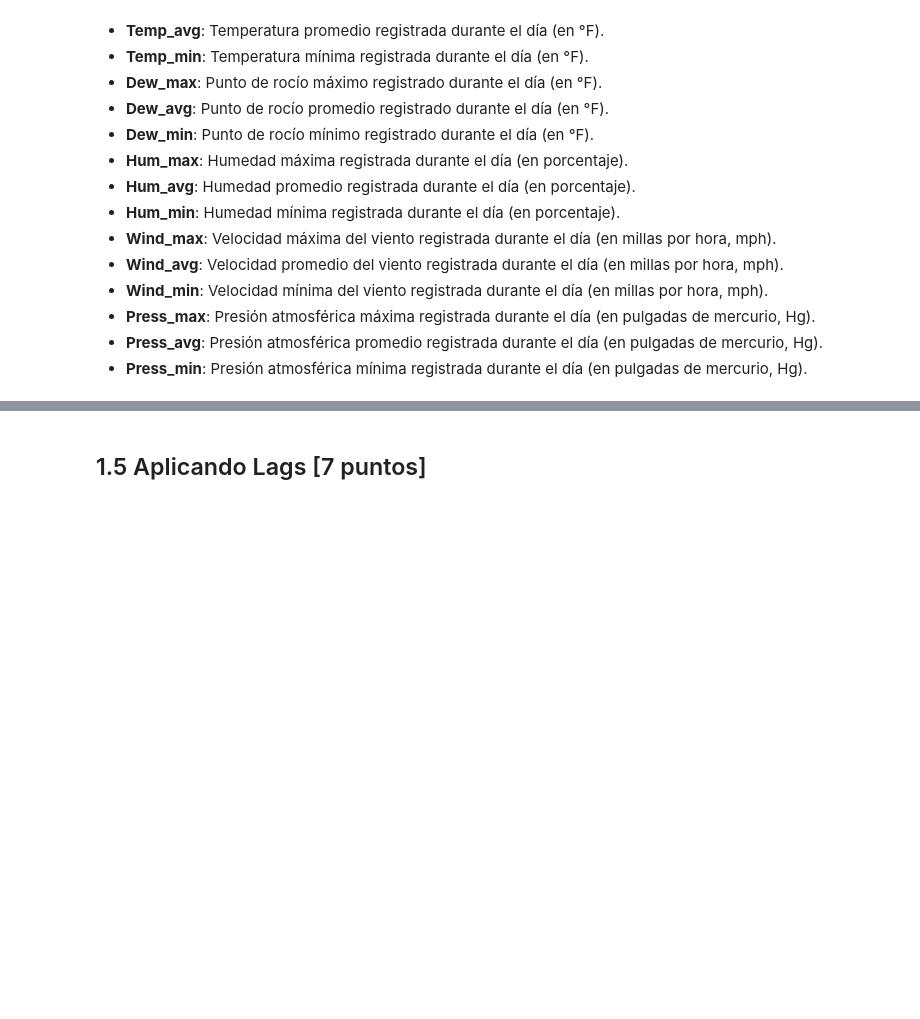
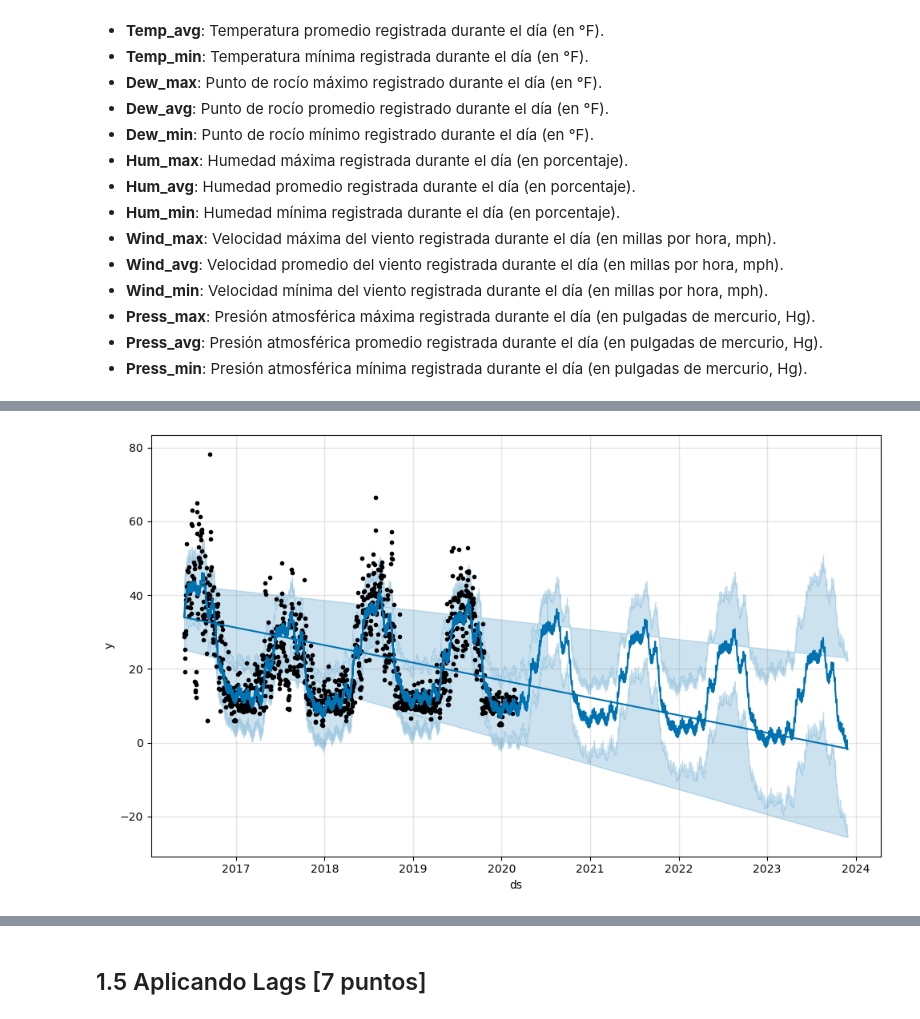
Before and after one commit to sebastianacunau/MDS7202-Laboratorios-y-Proyecto, a Jupyter notebook: Laboratorios/Lab 10 - Forecasting y Sistemas de Recomendación/Lab10_enunciado.ipynb, the cells around one changed output, grey strips where cells are left out. Drawn from its saved outputs; the diff is of its cells as text; code cells hidden in the pictures; blank space fills up the shorter version.

```diff
--- a/Laboratorios/Lab 10 - Forecasting y Sistemas de Recomendación/Lab10_enunciado.ipynb
+++ b/Laboratorios/Lab 10 - Forecasting y Sistemas de Recomendación/Lab10_enunciado.ipynb
@@ -198,0 +450,87 @@ Los datos del dataset de Frink son los siguientes:
+# %%
+#Tarea 0:
+datos_frink = pd.read_csv('datos_frink.csv')
+datos_frink = datos_frink.rename(columns = {'date': 'ds'})
+datos_frink['ds'] = pd.to_datetime(datos_frink['ds'])
+
+datos_frink_train = datos_frink[datos_frink['ds'] <= '2020-02-29'].copy()
+datos_frink_test = datos_frink[datos_frink['ds'] > '2020-02-29'].copy()
+
+train1 = train.rename(columns={'date': 'ds', 'Energy_kWh': 'y'})
+test1 = test.rename(columns={'date': 'ds', 'Energy_kWh': 'y'} )
+
+
+train1_subset = train1[['ds', 'y']].copy()
+test1_subset = test1[['ds', 'y']].copy()
+
+train1 = train1_subset.merge(datos_frink_train, on = 'ds', how='left')
+test1 = test1_subset.merge(datos_frink_test, on = 'ds', how='left')
+
+
+#Tarea 1:
+model_reg = Prophet()
+
+regressor_cols = [col for col in datos_frink.columns if col not in ['ds', 'set']]
+for col in regressor_cols:
+    model_reg.add_regressor(col)
+
+model_reg.fit(train1)
+
+# Tarea 2:
+datos_frink_test_forecast = datos_frink_test[['ds'] + regressor_cols]
+datos_frink_train_forecast = datos_frink_train[['ds'] + regressor_cols]
+
+
+future_train = model_reg.make_future_dataframe(periods=0, include_history=True)
+future_train1 = future_train.merge(datos_frink_train_forecast, on='ds', how='left')
+future_test1 = model_reg.make_future_dataframe(periods=len(datos_frink_test_forecast), include_history=False)
+future_test1 = future_test1.merge(datos_frink_test_forecast, on='ds', how='left')
+
+
+
+forecast_train = model_reg.predict(future_train1)
+forecast_test = model_reg.predict(future_test1)
+forecast1 = pd.concat([forecast_train, forecast_test])
+#modifiacion para que no haya que llamar a 2 datasets y tenerlo todo en 1 para calcular mae y errores
+train_forecast1 = pd.merge(train[['ds', 'y']], forecast1[['ds', 'yhat']], on='ds', how='inner')
+test_forecast1 = pd.merge(test[['ds', 'y']], forecast1[['ds', 'yhat']], on='ds', how='inner')
+
+
+fig1 = model_reg.plot(forecast)
+fig1.show()
+fig2 = model_reg.plot_components(forecast)
+fig2.show()
+
+
+#Tarea 3
+y_pred_train = train_forecast1['yhat']
+y_pred_test = test_forecast1['yhat']
+y_true_train = train_forecast1['y']
+y_true_test = test_forecast1['y']
+mae_train = mean_absolute_error(y_true_train, y_pred_train)
+mae_test = mean_absolute_error(y_true_test, y_pred_test)
+print(f'MAE train prophet con regresores: {mae_train}')
+print(f'MAE test prophet con regresores: {mae_test}')
+
+
+#Tarea 4
+
+error_train1 = y_true_train - y_pred_train
+error_test1 = y_true_test - y_pred_test
+error_prophet_con_regresores = pd.concat([error_train1.reset_index(drop=True), error_test1.reset_index(drop=True)])
+error_dates1 = pd.concat([train_forecast1['ds'].reset_index(drop=True), test_forecast1['ds'].reset_index(drop=True)])
+
+fig3 = px.line(x=error_dates1, y=error_prophet_con_regresores, title='Error en la prediccion con Prophet con Regresores')
+fig3.show()
+
+
+
+from statsmodels.tsa.stattools import adfuller
+
+result = adfuller(error_prophet_con_regresores)
+print('ADF Statistic:', result[0])
+print('p-value:', result[1])
+print('Critical Values:')
+for key, value in result[4].items():
+    print('\t%s: %.3f' % (key, value))
+# %% [output]
@@ -198,0 +562 @@ Los datos del dataset de Frink son los siguientes:
+[figure, added]
```
Also changed, not shown: parts of 30 cells of this notebook.
